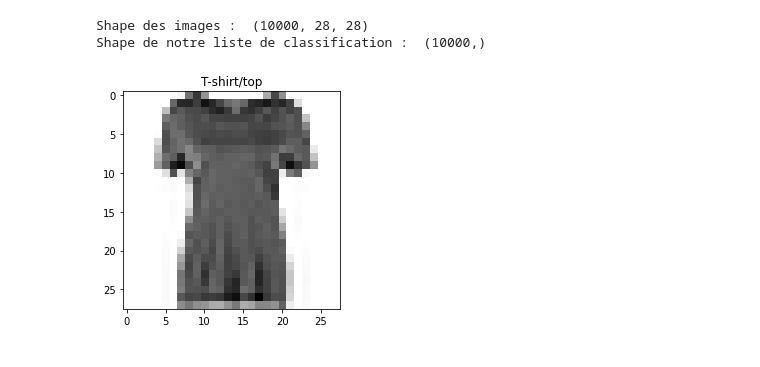
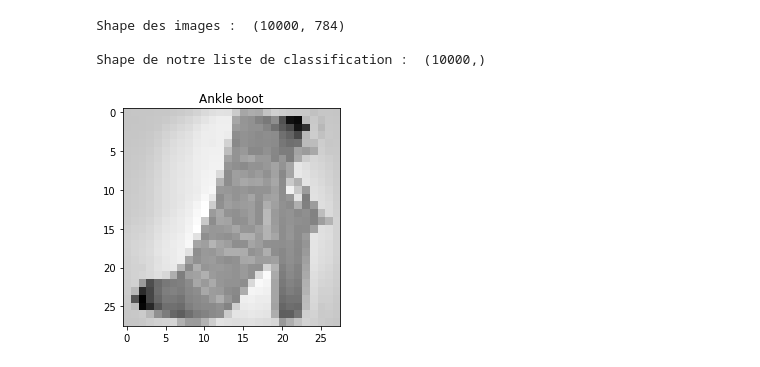
Before and after one commit to hanzopgp/TensorFlowTest, a Jupyter notebook: main.ipynb, the cells around one changed output. Saved outputs shown, nothing was run; the diff lists cells and outputs as text; code cells hidden in the pictures.

```diff
--- a/main.ipynb
+++ b/main.ipynb
@@ -5,24 +5,34 @@ import pandas as pd
 import matplotlib.pyplot as plt
 # %%
 #Fashio MNIST
-fashion_mnist = tf.keras.datasets.fashion_mnist
+fashion_mnist = tf.keras.datasets.fashion_mnist #Librairie dataset
 (images, targets), (_, _) = fashion_mnist.load_data() #On ignore les informations avec _
-images = images[:10000]
+images = images[:10000] #On ne prend pas tout le dataset pour aller plus vite
 targets = targets[:10000]
+
+
+from sklearn.preprocessing import StandardScaler
+images = images.reshape(-1, 784)
+images = images.astype(float)
+scaler = StandardScaler()
+images = scaler.fit_transform(images)
+
+
 print("Shape des images : ", images.shape)
-print("Shape de notre liste de classification : ", targets.shape)
+print("\nShape de notre liste de classification : ", targets.shape)
 #print(images[0]) #Tableau 2D de niveau de gris (0 a 255)
 #print(targets[0]) #Numero de la classe
 # %% [output]
-Shape des images :  (10000, 28, 28)
+Shape des images :  (10000, 784)
+
 Shape de notre liste de classification :  (10000,)
 # %%
 targets_names = ["T-shirt/top", "Trouser", "Pullover", "Dress", "Coat", "Sandal", "Shirt", "Sneaker", "Bad", "Ankle boot"]
-plt.imshow(images[10], cmap="binary") #Binary precise que nous utilisons des images noir et blanc
-plt.title(targets_names[targets[10]])
+plt.imshow(np.reshape(images[11], (28, 28)), cmap="binary")
+plt.title(targets_names[targets[11]])
 plt.show()
 # %% [output]
-[figure, old version]
+[figure, new version]
 # %%
 #print(images[10][0]) #Affiche première ligne de l'image 10
 #print(targets_names[targets[10]]) #Type de cette image
```
Also changed, not shown: parts of 8 cells of this notebook.
